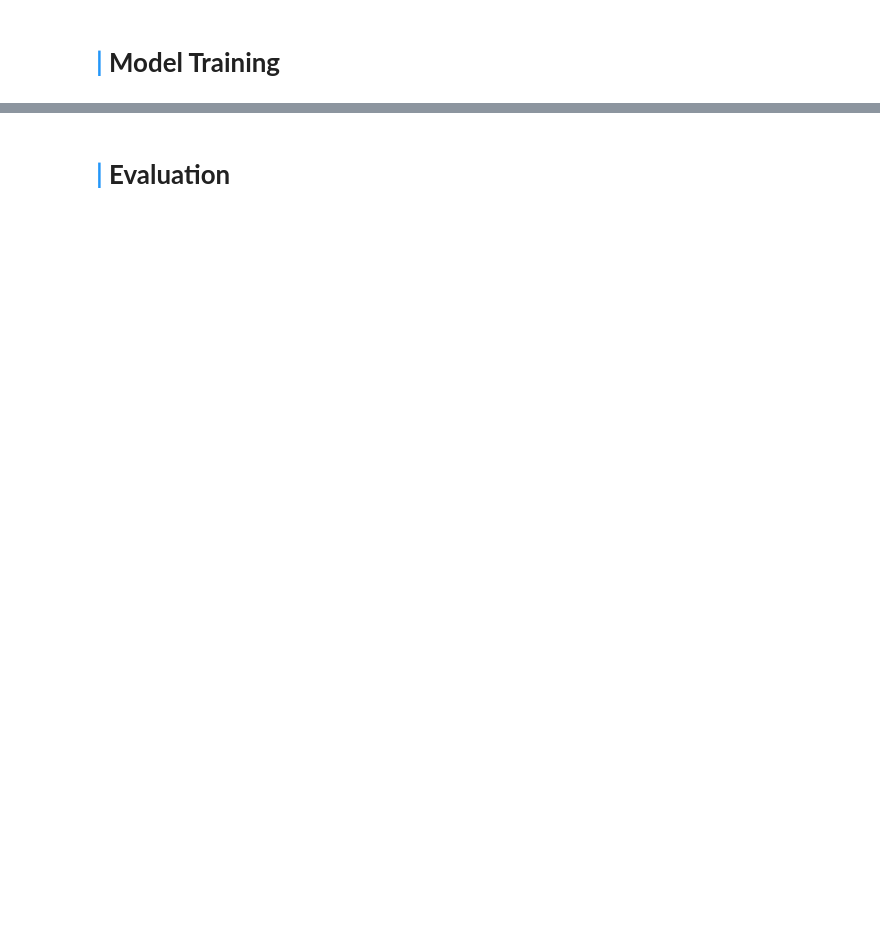
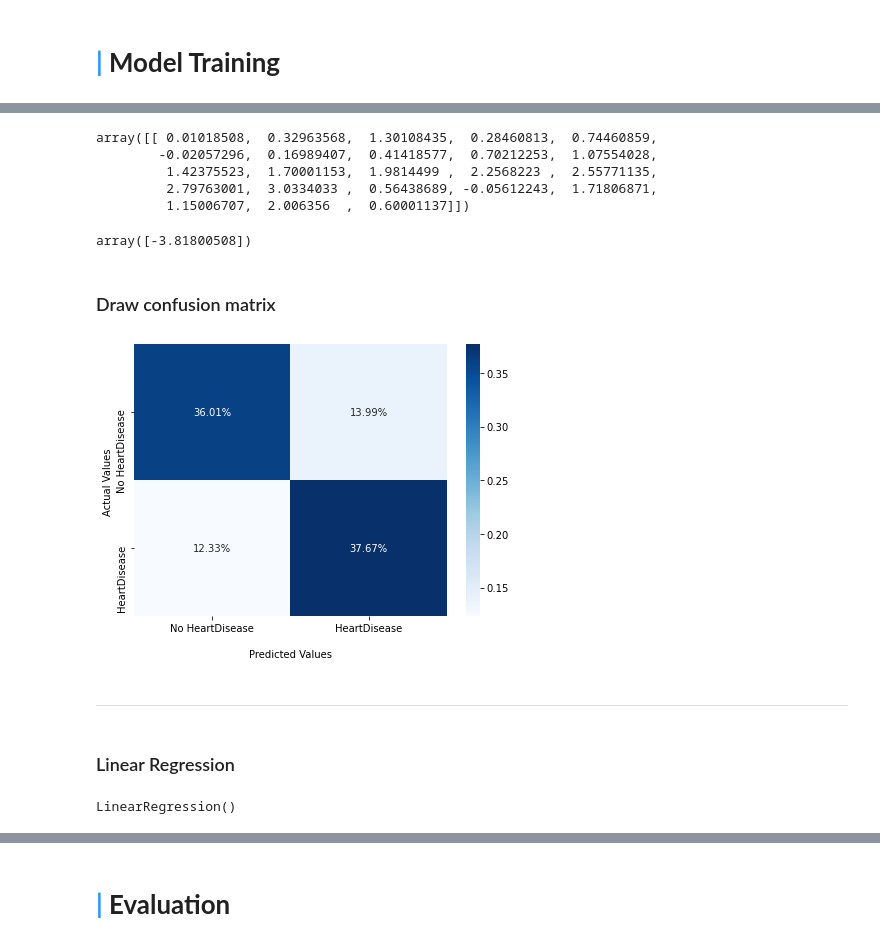
Before and after one commit to idanwork22/john_bryce_all, a Jupyter notebook: ML project/Idan_Chen_project.ipynb, the cells around one changed output, grey strips where cells are left out. Saved outputs shown, nothing was run; the diff lists cells and outputs as text; code cells hidden in the pictures; blank space fills up the shorter version.

Commit message:
add LogisticRegression ML

```diff
--- a/ML project/Idan_Chen_project.ipynb
+++ b/ML project/Idan_Chen_project.ipynb
@@ -227,0 +279,4 @@ df.head(1)
+# %%
+model=sklin.LogisticRegression()
+# %%
+model.fit(X_rus_train, y_rus_train)
@@ -227,0 +285,2 @@ df.head(1)
+# %%
+predictions=model.predict(X_rus_test)
@@ -227,0 +298,34 @@ df.head(1)
+# %%
+model.coef_
+# %% [output]
+array([[ 0.01018508,  0.32963568,  1.30108435,  0.28460813,  0.74460859,
+        -0.02057296,  0.16989407,  0.41418577,  0.70212253,  1.07554028,
+         1.42375523,  1.70001153,  1.9814499 ,  2.2568223 ,  2.55771135,
+         2.79763001,  3.0334033 ,  0.56438689, -0.05612243,  1.71806871,
+         1.15006707,  2.006356  ,  0.60001137]])
+# %%
+model.intercept_
+# %% [output]
+array([-3.81800508])
+# %% [markdown]
+### Draw confusion matrix
+# %%
+cm = met.confusion_matrix(y_rus_test, predictions)
+# %%
+plt.figure(figsize=(7,5))
+
+ax = sns.heatmap(cm/np.sum(cm),fmt='.2%', annot=True, cmap='Blues')
+
+ax.set_xlabel('\nPredicted Values')
+ax.set_ylabel('Actual Values ');
+
+ax.xaxis.set_ticklabels(['No HeartDisease','HeartDisease'])
+ax.yaxis.set_ticklabels(['No HeartDisease','HeartDisease'])
+
+plt.show()
+# %% [output]
+[figure, added]
+# %% [markdown]
+ ---
+# %% [markdown]
+### Linear Regression
@@ -227,0 +334,4 @@ df.head(1)
+# %%
+model.fit(X_rus, y_rus)
+# %% [output]
+LinearRegression()
```
Also changed, not shown: parts of 46 cells of this notebook.
